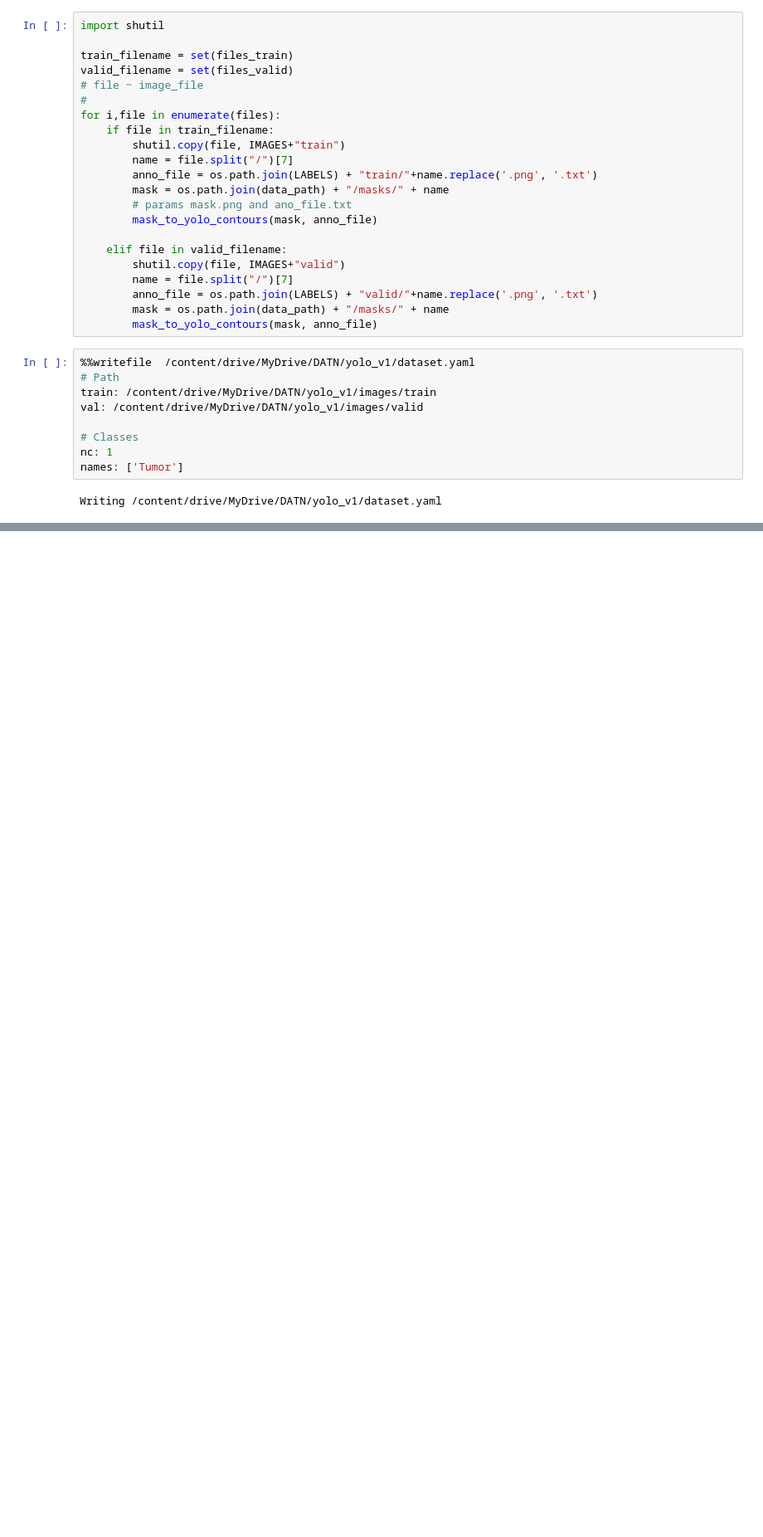
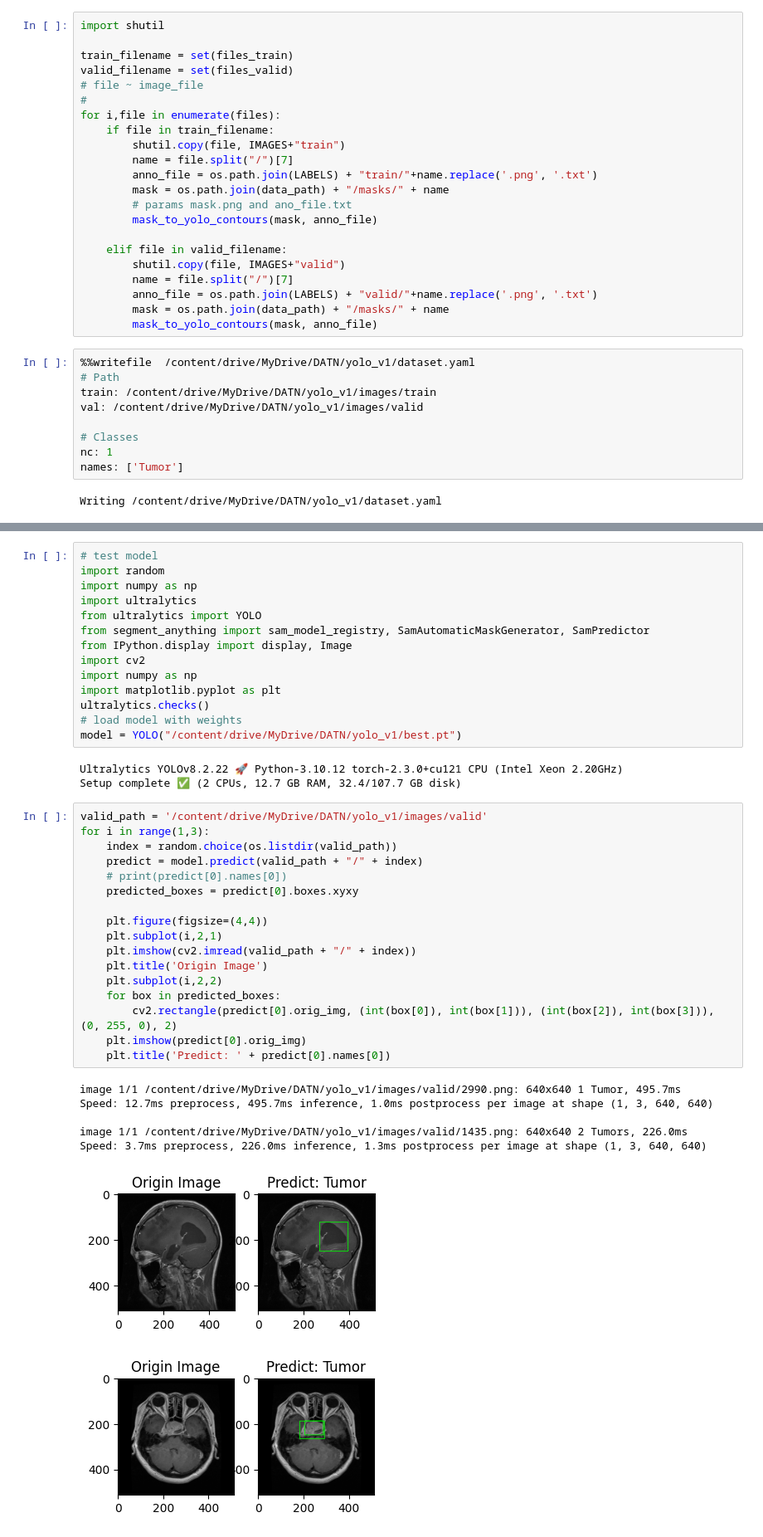
Before and after one commit to GunKK/capstone-project-brain-tumor-segmentation, a Jupyter notebook: yolo.ipynb, the cells around one changed output, grey strips where cells are left out. Shown at 83% size. Saved outputs shown, nothing was run; the diff lists cells and outputs as text; blank space fills up the shorter version.

```diff
--- a/yolo.ipynb
+++ b/yolo.ipynb
@@ -357,0 +371,42 @@ task: 'detect'
+# %%
+# test model
+import random
+import numpy as np
+import ultralytics
+from ultralytics import YOLO
+from segment_anything import sam_model_registry, SamAutomaticMaskGenerator, SamPredictor
+from IPython.display import display, Image
+import cv2
+import numpy as np
+import matplotlib.pyplot as plt
+ultralytics.checks()
+# load model with weights
+model = YOLO("/content/drive/MyDrive/DATN/yolo_v1/best.pt")
+# %% [output]
+Ultralytics YOLOv8.2.22 🚀 Python-3.10.12 torch-2.3.0+cu121 CPU (Intel Xeon 2.20GHz)
+Setup complete ✅ (2 CPUs, 12.7 GB RAM, 32.4/107.7 GB disk)
+# %%
+valid_path = '/content/drive/MyDrive/DATN/yolo_v1/images/valid'
+for i in range(1,3):
+    index = random.choice(os.listdir(valid_path))
+    predict = model.predict(valid_path + "/" + index)
+    # print(predict[0].names[0])
+    predicted_boxes = predict[0].boxes.xyxy
+
+    plt.figure(figsize=(4,4))
+    plt.subplot(i,2,1)
+    plt.imshow(cv2.imread(valid_path + "/" + index))
+    plt.title('Origin Image')
+    plt.subplot(i,2,2)
+    for box in predicted_boxes:
+        cv2.rectangle(predict[0].orig_img, (int(box[0]), int(box[1])), (int(box[2]), int(box[3])), (0, 255, 0), 2)
+    plt.imshow(predict[0].orig_img)
+    plt.title('Predict: ' + predict[0].names[0])
+# %% [output]
+image 1/1 /content/drive/MyDrive/DATN/yolo_v1/images/valid/2990.png: 640x640 1 Tumor, 495.7ms
+Speed: 12.7ms preprocess, 495.7ms inference, 1.0ms postprocess per image at shape (1, 3, 640, 640)
+
+image 1/1 /content/drive/MyDrive/DATN/yolo_v1/images/valid/1435.png: 640x640 2 Tumors, 226.0ms
+Speed: 3.7ms preprocess, 226.0ms inference, 1.3ms postprocess per image at shape (1, 3, 640, 640)
+[figure, added]
+[figure, added]
```
Also changed, not shown: parts of 7 cells of this notebook.
